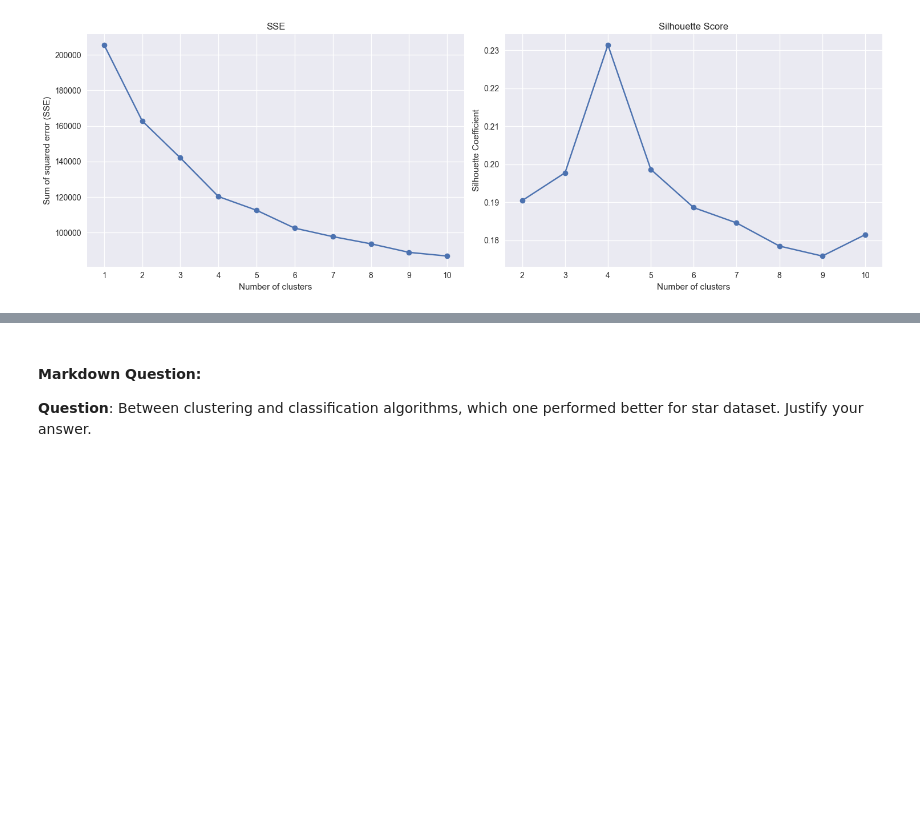
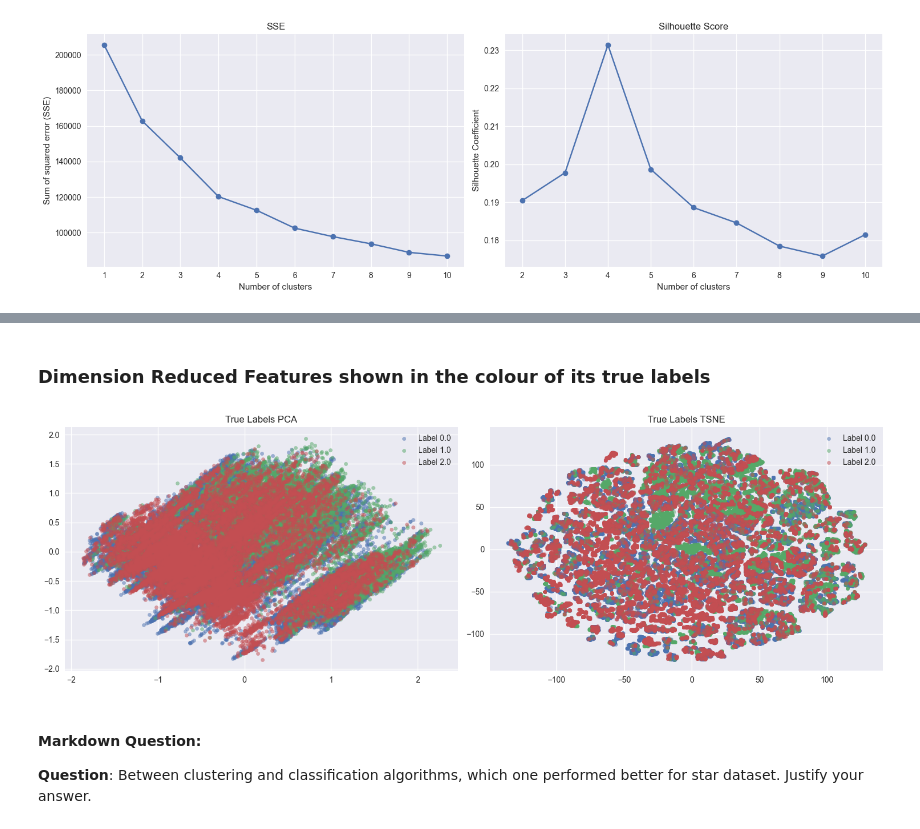
Before and after one commit to TNicko/DataMiningML, a Jupyter notebook: task3_4.ipynb, the cells around one changed output, grey strips where cells are left out. Cells and saved outputs as stored; diff of their text form; code cells hidden in the pictures; blank space fills up the shorter version.

```diff
--- a/task3_4.ipynb
+++ b/task3_4.ipynb
@@ -216,3 +218,13 @@ plot_clusters(X_star_pca, star_pred_labels, "Clustering results for STAR data")
+# %% [markdown]
+### Dimension Reduced Features shown in the colour of its true labels
+# %%
+plot_side_by_side(
+    lambda: plot_clusters(X_star_pca, y_star_train, "Clustering results for STAR data"),
+    lambda: plot_clusters(X_star_tsne, y_star_train, "Clustering results for STAR data (t-SNE)"),
+    titles=["True Labels PCA", "True Labels TSNE"],
+)
+# %% [output]
+[figure, added]
 # %% [markdown]
 #### Markdown Question:
 **Question**: Between clustering and classification algorithms, which one performed better for star dataset. Justify your answer.
```
Also changed, not shown: parts of 20 cells of this notebook, 5 other files.
